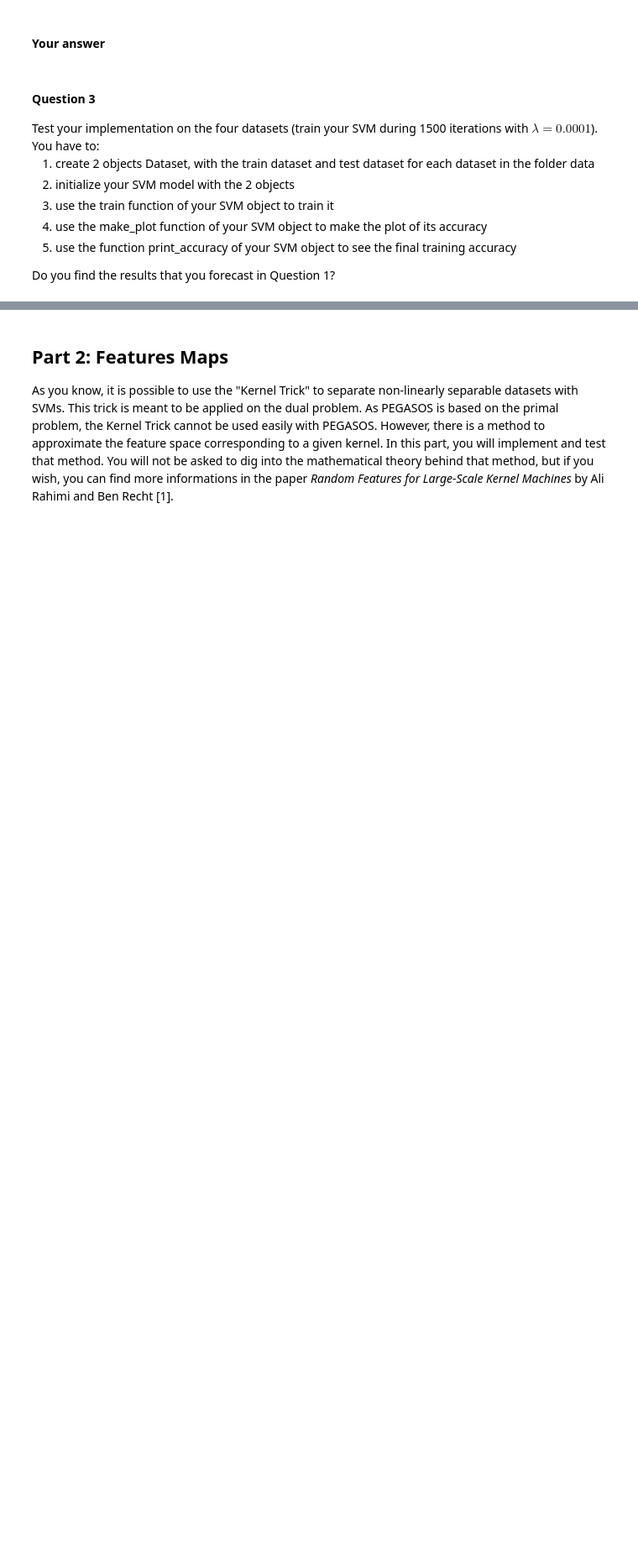
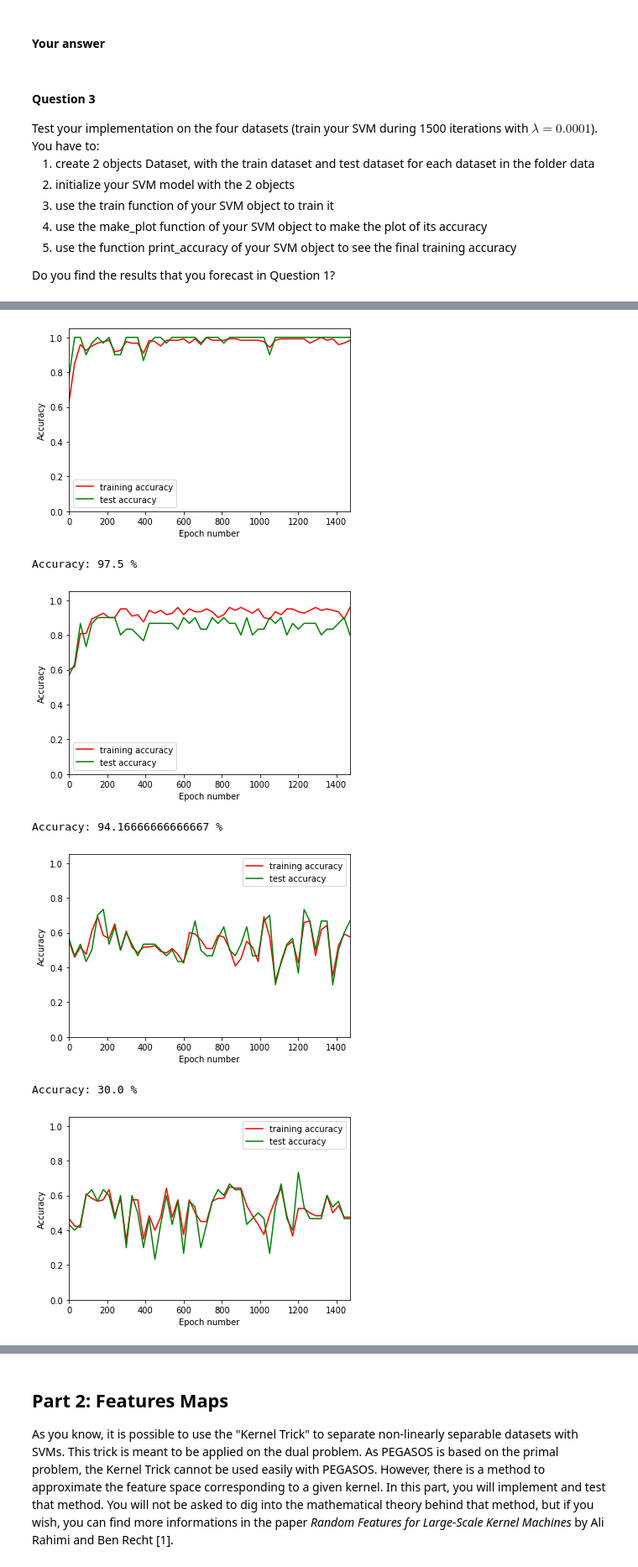
Before and after one commit to mspronesti/eurecom-machine-learning, a Jupyter notebook: labs/lab3/lab3_svm.ipynb, the cells around one changed output, grey strips where cells are left out. Shown at 84% size. Drawn from its saved outputs; the diff is of its cells as text; code cells hidden in the pictures; blank space fills up the shorter version.

```diff
--- a/labs/lab3/lab3_svm.ipynb
+++ b/labs/lab3/lab3_svm.ipynb
@@ -145,7 +156,13 @@ def train(self, n_iterations, lambda_w, print_every_k=None,verbose=False):
             # x VECTOR OF [self.train_dataset.input[sample,:], 1]
 
         ################ YOUR CODE HERE #################
-
+            N_samples = self.train_dataset.input.shape[0]
+            rand_index = np.random.randint(0,N_samples)
+            x_i = np.hstack([self.train_dataset.input[rand_index,:], 1])
+            y_i = self.train_dataset.output[rand_index]
+            eta_i = 1/(lambda_w * (i+1))
+            indicator = (y_i * (self.w @ x_i)) < 1
+            self.w = self.w - eta_i * lambda_w * self.w + y_i * x_i * indicator
 
         ################ END OF YOUR CODE ###############
 
@@ -177,0 +197,21 @@ Do you find the results that you forecast in Question 1?
+# %%
+n_iterations = 1500
+lambda_w = 0.0001
+
+datasets_train = [ Dataset("data/dataset" + str(x) + "_train.txt") for x in range(1, 5)]
+datasets_test =  [ Dataset("data/dataset" + str(x) + "_test.txt") for x in range(1, 5)]
+
+svms = [SVM(d_tr,d_ts) for d_tr, d_ts in zip(datasets_train,datasets_test)]
+
+for svm in svms:
+    svm.train(n_iterations=n_iterations,lambda_w=lambda_w)
+    svm.make_plot()
+    svm.print_accuracy()
+# %% [output]
+[figure, added]
+Accuracy: 97.5 %
+[figure, added]
+Accuracy: 94.16666666666667 %
+[figure, added]
+Accuracy: 30.0 %
+[figure, added]
```
Also changed, not shown: parts of 9 cells of this notebook.
